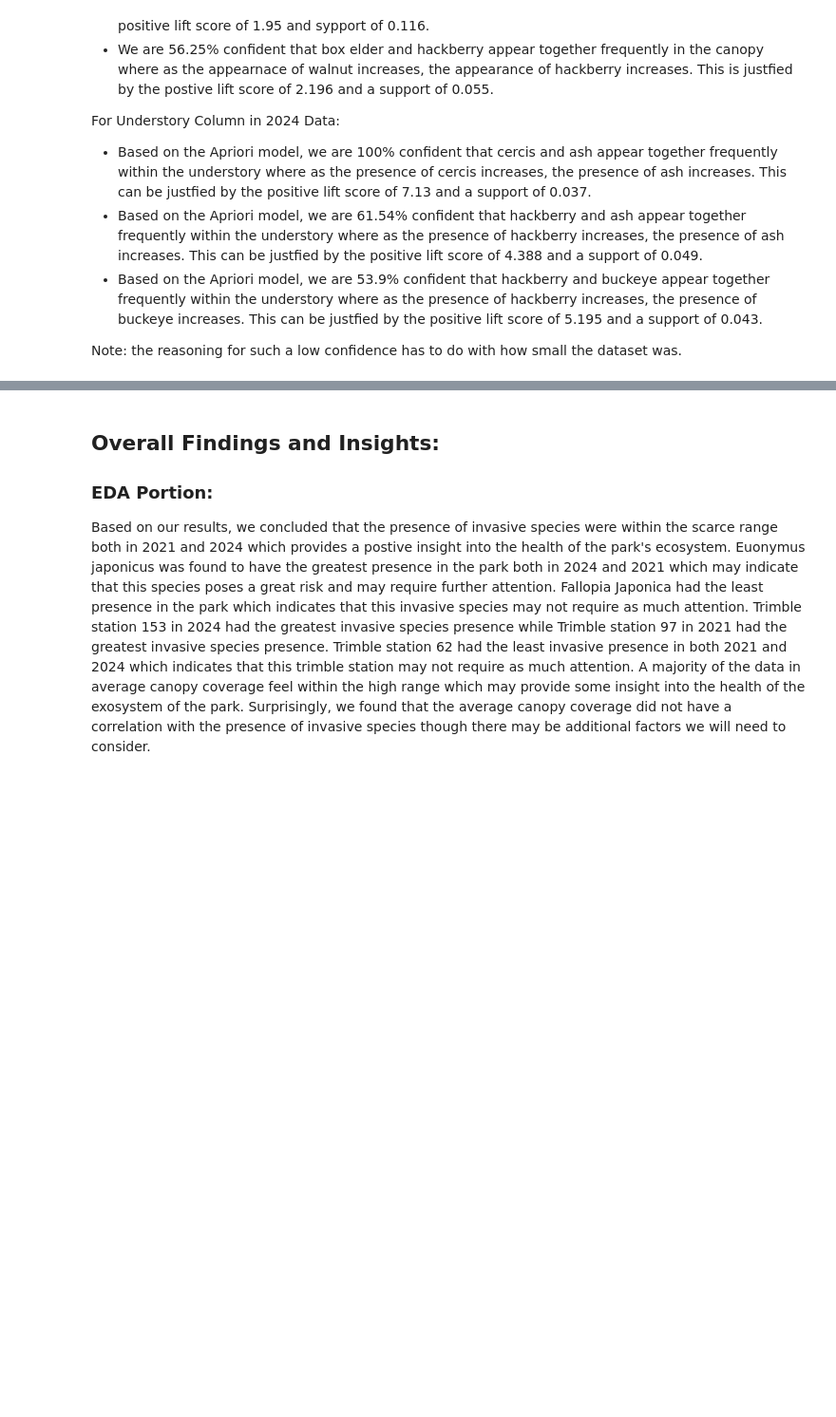
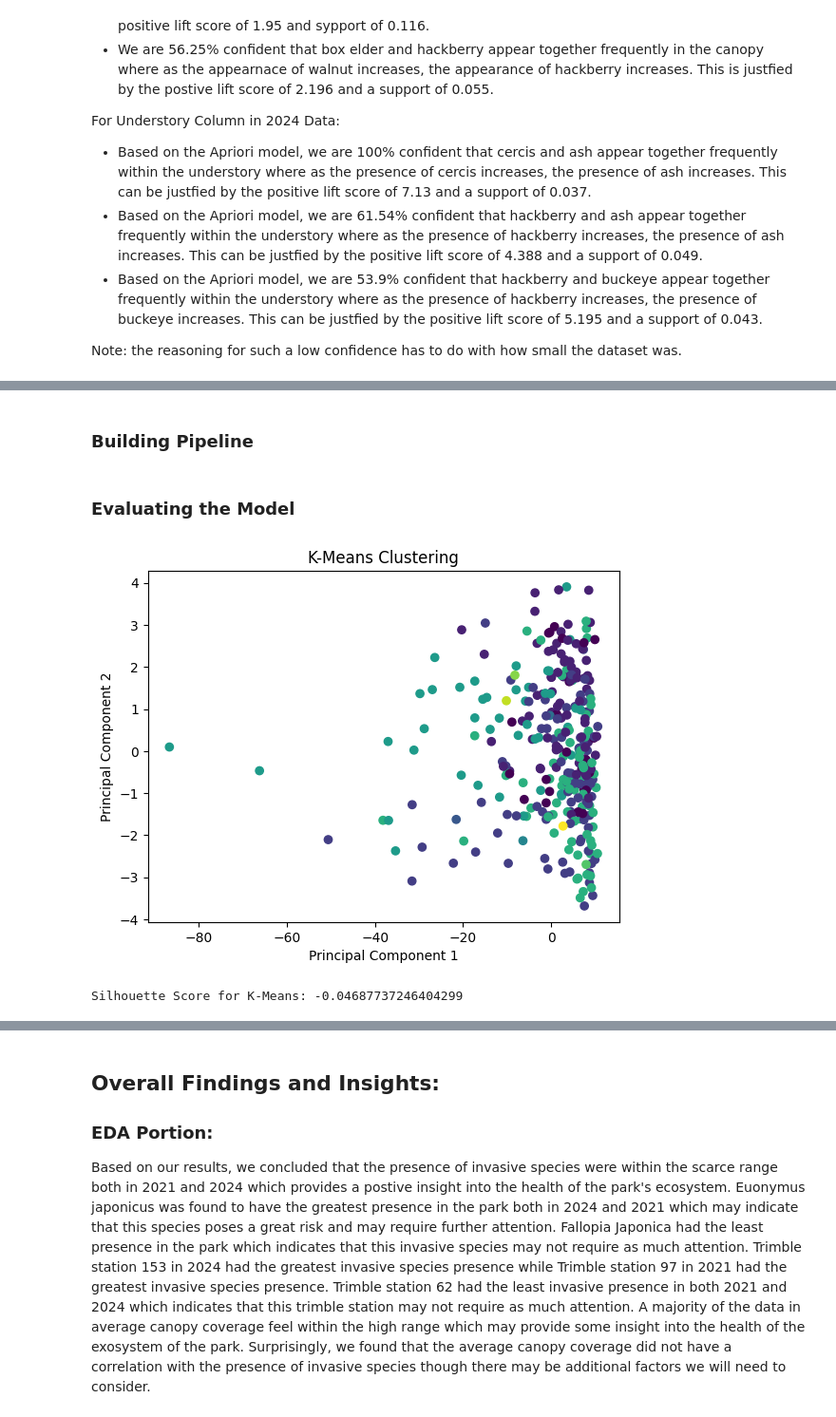
Before and after one commit to Graviton12/CS-430-Group-Project, a Jupyter notebook: Cherokee_Park_2024_and_2021_EDA.ipynb, the cells around one changed output, grey strips where cells are left out. Shown at 95% size. Saved outputs shown, nothing was run; the diff lists cells and outputs as text; code cells hidden in the pictures; blank space fills up the shorter version.

```diff
--- a/Cherokee_Park_2024_and_2021_EDA.ipynb
+++ b/Cherokee_Park_2024_and_2021_EDA.ipynb
@@ -1663,0 +1791,9 @@ Note: the reasoning for such a low confidence has to do with how small the datas
+# %%
+# Explode the 'canopy' column so each item in the list becomes its own row
+exploded_data = data.explode('canopy')
+
+# One-hot encode using pd.crosstab
+canopy_crosstab = pd.crosstab(index=exploded_data.index, columns=exploded_data['canopy'])
+
+# Merge the one-hot encoded data back with the original DataFrame
+olmstead_encoded = pd.concat([data.drop(columns=['canopy']), canopy_crosstab], axis=1)
@@ -1663,0 +1810,6 @@ Note: the reasoning for such a low confidence has to do with how small the datas
+# %%
+scaler = StandardScaler()
+olmstead_scaled = scaler.fit_transform(olmstead_encoded)
+# %%
+olmstead_scaled = pd.DataFrame(olmstead_scaled, columns=olmstead_encoded.columns)
+olmstead_scaled.head()
@@ -1663,0 +1824,31 @@ Note: the reasoning for such a low confidence has to do with how small the datas
+# %% [markdown]
+### Building Pipeline
+# %%
+# creating a kmeans pipeline olmstead_encoded
+kmeans_pipeline = Pipeline([
+    ('kmeans', KMeans(n_clusters=12, random_state=42))
+])
+
+# Fit and get the cluster labels
+kmeans_labels = kmeans_pipeline.named_steps['kmeans'].fit_predict(olmstead_scaled)
+# %% [markdown]
+### Evaluating the Model
+# %%
+#visual using PCA
+pca = PCA(n_components=2)
+data_pca = pca.fit_transform(olmstead_encoded)
+
+# Now use kmeans_labels (which holds the cluster assignments) for coloring the scatter plot
+plt.scatter(data_pca[:, 0], data_pca[:, 1], c=kmeans_labels)
+plt.xlabel('Principal Component 1')
+plt.ylabel('Principal Component 2')
+plt.title('K-Means Clustering')
+plt.show()
+# %% [output]
+[figure, added]
+# %%
+#silhoutte score
+kmeans_score = silhouette_score(olmstead_scaled, kmeans_labels)
+print(f"Silhouette Score for K-Means: {kmeans_score}")
+# %% [output]
+Silhouette Score for K-Means: -0.04687737246404299
```
Also changed, not shown: parts of 43 cells of this notebook.
